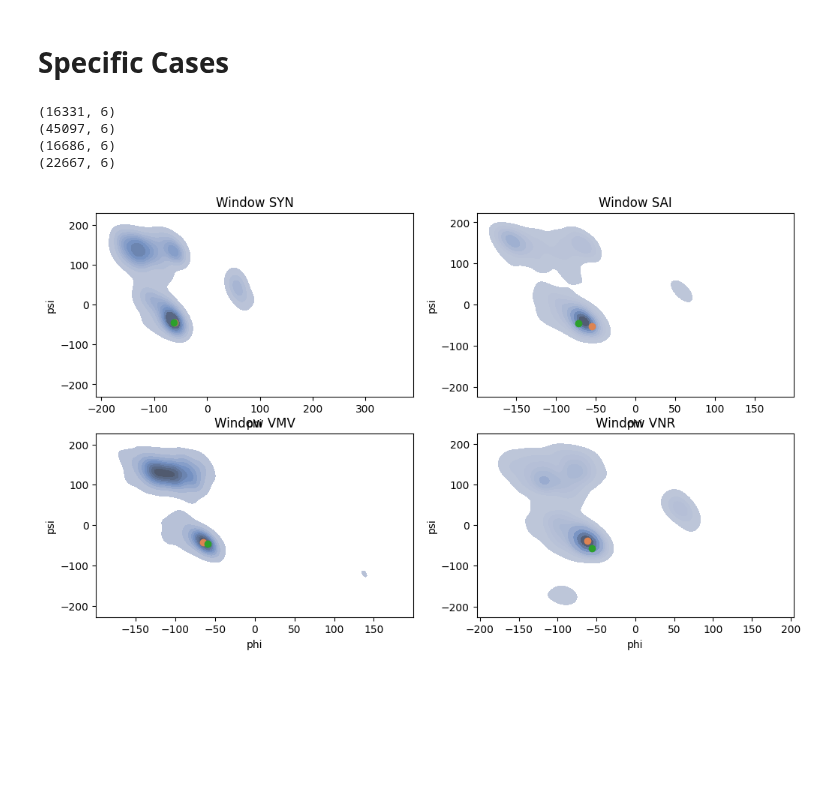
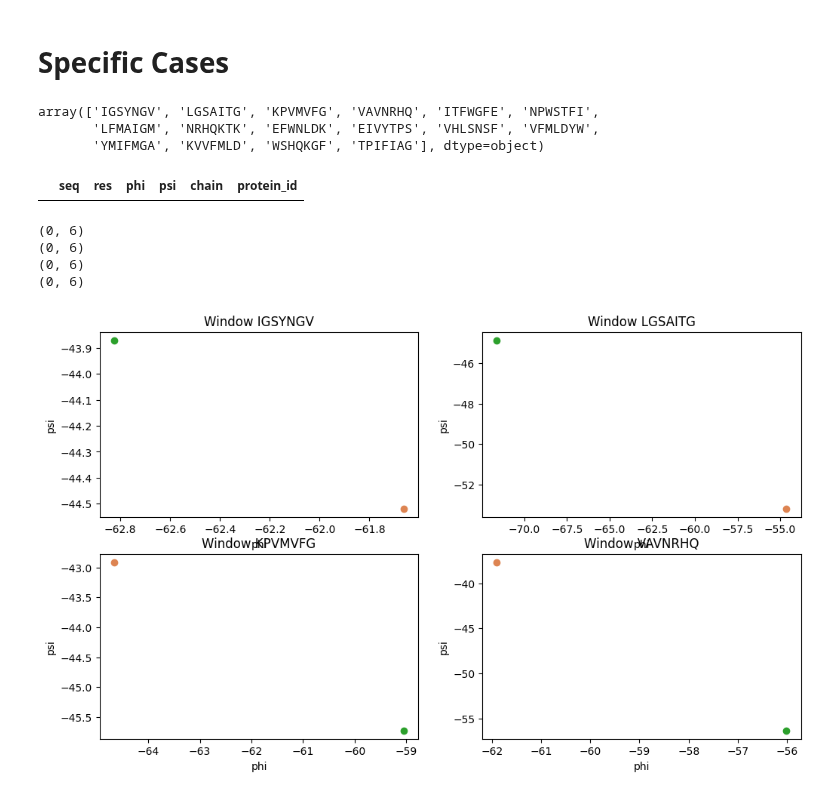
Before and after one commit to Musa-Azeem/protein-dihedral-visualization, a Jupyter notebook: multi-window.ipynb, the cells around one changed output. Drawn from its saved outputs; the diff is of its cells as text; code cells hidden in the pictures; blank space fills up the shorter version.

```diff
--- a/multi-window.ipynb
+++ b/multi-window.ipynb
@@ -25,9 +25,9 @@ WINDOW_SIZE = 3
 WINDOW_SIZE_CONTEXT = 7
 WINDOW_SIZE_CONTEXT_SECONDARY = 5
 PDBMINE_URL = os.getenv("PDBMINE_URL")
-casp_protein_id = 'T1024'
-casp_protein_id2 = 'T1024'
-pdb_code = '6t1z'
+casp_protein_id = 'T1030'
+casp_protein_id2 = 'T1030'
+pdb_code = '6poo'
 alphafold_id = f'{casp_protein_id}TS427_1'
 outdir = Path(f'csvs/{casp_protein_id}_win{WINDOW_SIZE}-{WINDOW_SIZE_CONTEXT}-{WINDOW_SIZE_CONTEXT_SECONDARY}')
 if outdir.exists():
@@ -611,24 +606,35 @@ R-squared: 0.284104
 # %% [markdown]
 # Specific Cases
+# %%
+seqs_with_highest_maha = phi_psi_alpha.sort_values('md', ascending=False).head(16).seq_ctxt.values
+seqs_with_highest_maha
+# %% [output]
+array(['IGSYNGV', 'LGSAITG', 'KPVMVFG', 'VAVNRHQ', 'ITFWGFE', 'NPWSTFI',
+       'LFMAIGM', 'NRHQKTK', 'EFWNLDK', 'EIVYTPS', 'VHLSNSF', 'VFMLDYW',
+       'YMIFMGA', 'KVVFMLD', 'WSHQKGF', 'TPIFIAG'], dtype=object)
+# %%
+phi_psi_mined_ctxt[phi_psi_mined_ctxt.seq.isin(seqs_with_highest_maha)]
+# %% [output]
+|  | seq | res | phi | psi | chain | protein_id |
 # %%
 # plot dists with highest mahalanobis distance for alphafold
 phi_psi_alpha = phi_psi_predictions[phi_psi_predictions.protein_id == alphafold_id]
-seqs_with_highest_maha = phi_psi_alpha.sort_values('md', ascending=False).head(16).seq.values
+seqs_with_highest_maha = phi_psi_alpha.sort_values('md', ascending=False).head(16).seq_ctxt.values
 m = 0
 fig, axes = plt.subplots(2,2,figsize=(12,7))
 for i,seq in enumerate(seqs_with_highest_maha[m:m+4]):
-    xray_phi_psi_seq = xray_phi_psi[xray_phi_psi.seq == seq]
-    phi_psi_dist = phi_psi_mined[phi_psi_mined.seq == seq]
+    xray_phi_psi_seq = xray_phi_psi[xray_phi_psi.seq_ctxt == seq]
+    phi_psi_dist = phi_psi_mined_ctxt[phi_psi_mined_ctxt.seq == seq]
     print(phi_psi_dist.shape)
-    phi_psi_alpha_seq = phi_psi_alpha[phi_psi_alpha.seq == seq]
+    phi_psi_alpha_seq = phi_psi_alpha[phi_psi_alpha.seq_ctxt == seq]
     ax = axes.flatten()[i]
     sns.kdeplot(data=phi_psi_dist, x='phi', y='psi', ax=ax, fill=True, color='#7490c0', legend=True)
     ax.plot(phi_psi_alpha_seq.phi, phi_psi_alpha_seq.psi, 'o', color='#dd8452', label='Prediction')
     ax.plot(xray_phi_psi_seq.phi, xray_phi_psi_seq.psi, 'o', color='tab:green', label='X-ray')
     ax.set_title(f'Window {seq}')
 # %% [output]
-(16331, 6)
-(45097, 6)
-(16686, 6)
-(22667, 6)
+(0, 6)
+(0, 6)
+(0, 6)
+(0, 6)
-[figure, old version]
+[figure, new version]
```
Also changed, not shown: parts of 12 cells of this notebook, 1 other file.
